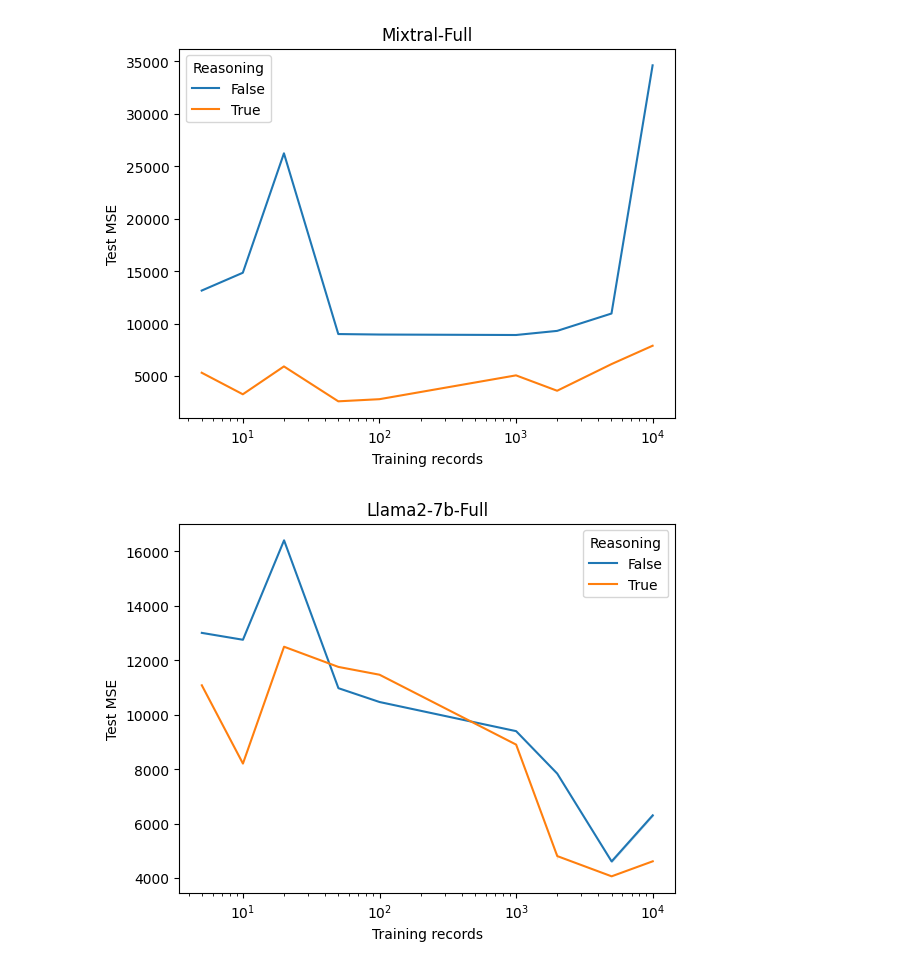
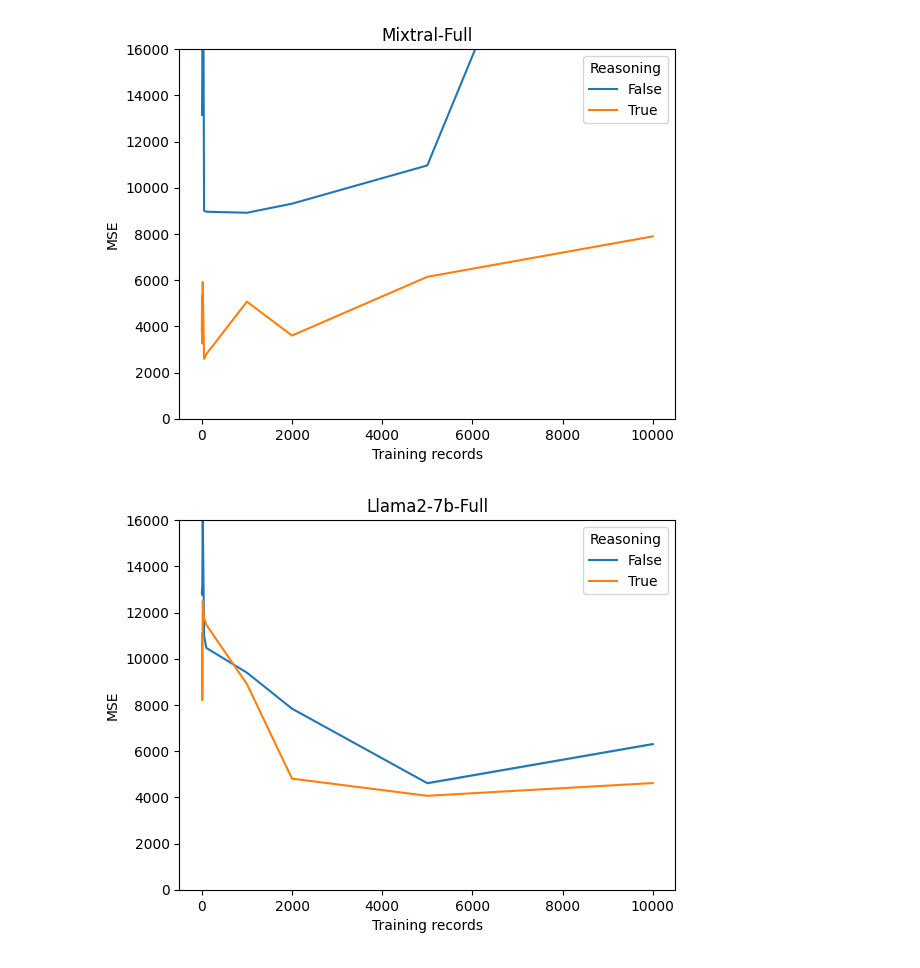
Before and after one commit to KanHatakeyama/LLMChem, a Jupyter notebook: 240119Analyze_comparison.ipynb, the cells around one changed output. Saved outputs shown, nothing was run; the diff lists cells and outputs as text; code cells hidden in the pictures.

```diff
--- a/240119Analyze_comparison.ipynb
+++ b/240119Analyze_comparison.ipynb
@@ -85,16 +85,17 @@ for model in model_list:
 # %%
 
 for model in model_list:
     sel_df=result_df[result_df["Model"]==model]
     sel_df=sel_df[sel_df["mode"]=="test"]
     sel_df=sel_df[sel_df["MSE"]<10**5]
     plt.figure()
     sns.lineplot(x="Training records",y="MSE",hue="Reasoning",data=sel_df)
     plt.title(model)
-    plt.xscale("log")
-    plt.ylabel("Test MSE")
+    #plt.xscale("log")
+    plt.ylabel("MSE")
+    plt.ylim(0,16000)
 
 #plt.ylim(4000,12000)
 # %% [output]
-[figure, old version]
+[figure, new version]
-[figure, old version]
+[figure, new version]
```
Also changed, not shown: parts of 4 cells of this notebook, 38 other files.
